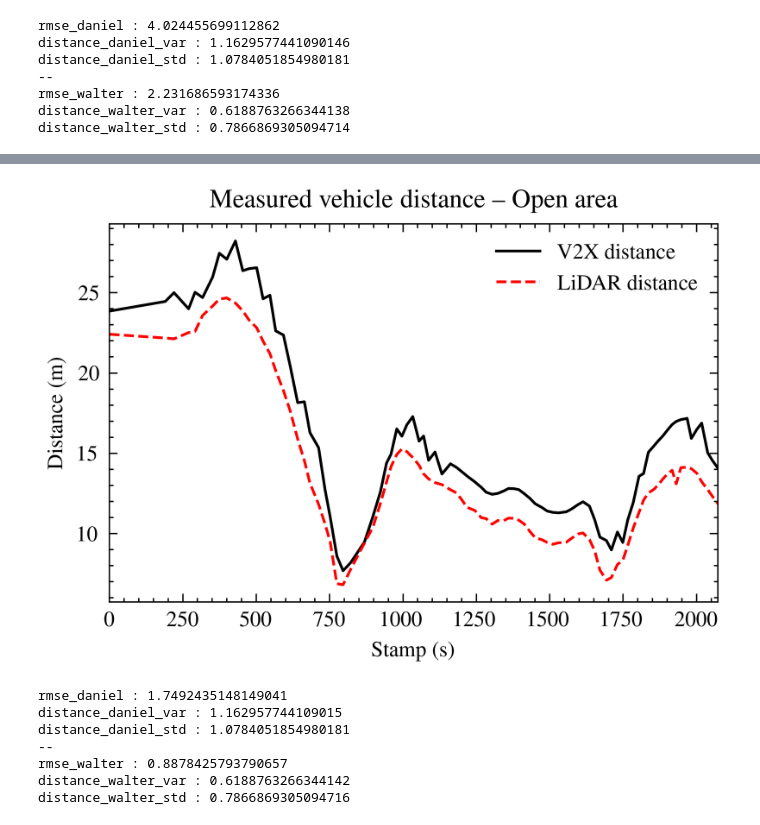
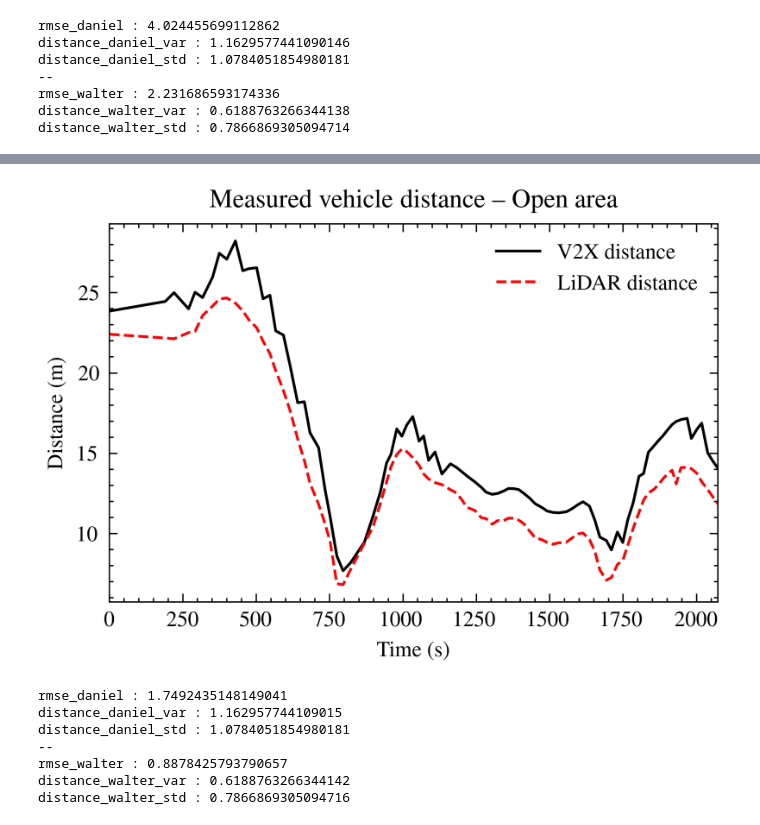
Before and after one commit to LMA-FEM-UNICAMP/vilma_v2x, a Jupyter notebook: vilma_v2x/evaluation/plot_distance.ipynb, the cells around one changed output, grey strips where cells are left out. Saved outputs shown, nothing was run; the diff lists cells and outputs as text; code cells hidden in the pictures.

```diff
--- a/vilma_v2x/evaluation/plot_distance.ipynb
+++ b/vilma_v2x/evaluation/plot_distance.ipynb
@@ -94,20 +94,20 @@ plt.show()
 # %%
 t = [stamp_walter_i - stamp_walter[0] for stamp_walter_i in stamp_walter]
 
 plt.figure(figsize=(4, 2.5))
 
 plt.plot(t, distance_v2x_walter, label='V2X distance')
 plt.plot(t, distance_lidar_walter, label='LiDAR distance')
-plt.xlabel('Stamp (s)')
+plt.xlabel('Time (s)')
 plt.ylabel('Distance (m)')
 plt.xlim(t[0],t[len(t)-1])
 plt.title(f'Measured vehicle distance -- Open area')
 plt.legend()
 plt.savefig('Rua Walter August Hadler dataset RMSE.png', dpi=300) # Saves at 300 dpi
 plt.savefig('Rua_Walter_August_Hadler_dataset_RMSE.pdf', format='pdf')
 plt.show()
 # %% [output]
-[figure, old version]
+[figure, new version]
 # %%
 stamp_daniel_np = np.array(stamp_daniel)
 distance_v2x_daniel_np = np.array(distance_v2x_daniel)
```
Also changed, not shown: parts of 1 cell of this notebook, 9 other files.
